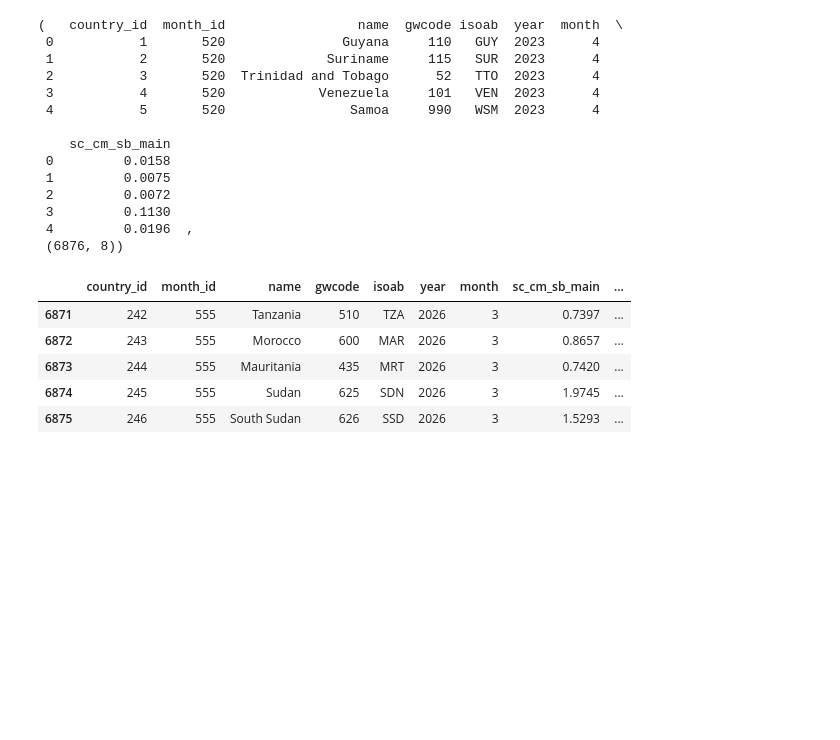
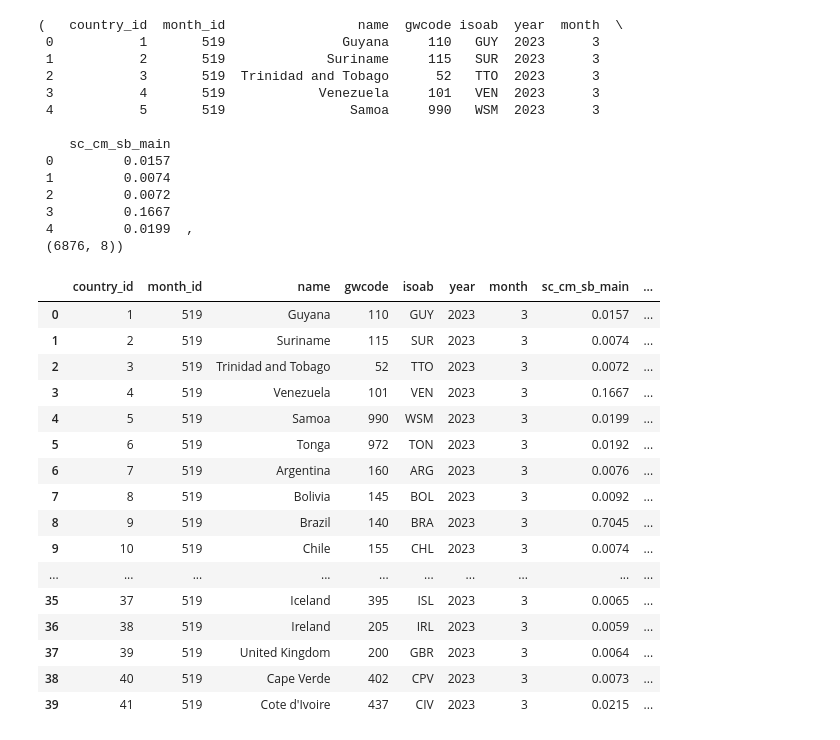
Before and after one commit to richardneureuther/Master_Thesis, a Jupyter notebook: Code/VIEWS_Benchmark_API_Call.ipynb, the cells around one changed output. Cells and saved outputs as stored; diff of their text form; code cells hidden in the pictures; blank space fills up the shorter version.

```diff
--- a/Code/VIEWS_Benchmark_API_Call.ipynb
+++ b/Code/VIEWS_Benchmark_API_Call.ipynb
@@ -51,7 +51,7 @@ def fetch_views_cm_sb(
 # %%
 # fetch predictions for march 2023 onwards
 # set model run
-run = "fatalities001_2023_03_t01"
+run = "fatalities001_2023_02_t01"
 
 # store fetched data in df
 pred_views = fetch_views_cm_sb(
@@ -63,31 +63,42 @@ pred_views = fetch_views_cm_sb(
 pred_views.head(), pred_views.shape
 # %% [output]
 (   country_id  month_id                 name  gwcode isoab  year  month  \
- 0           1       520               Guyana     110   GUY  2023      4
- 1           2       520             Suriname     115   SUR  2023      4
- 2           3       520  Trinidad and Tobago      52   TTO  2023      4
- 3           4       520            Venezuela     101   VEN  2023      4
- 4           5       520                Samoa     990   WSM  2023      4
+ 0           1       519               Guyana     110   GUY  2023      3
+ 1           2       519             Suriname     115   SUR  2023      3
+ 2           3       519  Trinidad and Tobago      52   TTO  2023      3
+ 3           4       519            Venezuela     101   VEN  2023      3
+ 4           5       519                Samoa     990   WSM  2023      3
 
     sc_cm_sb_main
- 0         0.0158
- 1         0.0075
+ 0         0.0157
+ 1         0.0074
  2         0.0072
- 3         0.1130
- 4         0.0196  ,
+ 3         0.1667
+ 4         0.0199  ,
  (6876, 8))
 # %%
 # transfrom predictions form log output
 pred_views["predicted_fatalities"] = np.expm1(pred_views["sc_cm_sb_main"])
-# %%
-pred_views.tail()
-# %% [output]
-|  | country_id | month_id | name | gwcode | isoab | year | month | sc_cm_sb_main | ... |
-| 6871 | 242 | 555 | Tanzania | 510 | TZA | 2026 | 3 | 0.7397 | ... |
-| 6872 | 243 | 555 | Morocco | 600 | MAR | 2026 | 3 | 0.8657 | ... |
-| 6873 | 244 | 555 | Mauritania | 435 | MRT | 2026 | 3 | 0.7420 | ... |
-| 6874 | 245 | 555 | Sudan | 625 | SDN | 2026 | 3 | 1.9745 | ... |
-| 6875 | 246 | 555 | South Sudan | 626 | SSD | 2026 | 3 | 1.5293 | ... |
+# %%
+pred_views.head(40)
+# %% [output]
+|  | country_id | month_id | name | gwcode | isoab | year | month | sc_cm_sb_main | ... |
+| 0 | 1 | 519 | Guyana | 110 | GUY | 2023 | 3 | 0.0157 | ... |
+| 1 | 2 | 519 | Suriname | 115 | SUR | 2023 | 3 | 0.0074 | ... |
+| 2 | 3 | 519 | Trinidad and Tobago | 52 | TTO | 2023 | 3 | 0.0072 | ... |
+| 3 | 4 | 519 | Venezuela | 101 | VEN | 2023 | 3 | 0.1667 | ... |
+| 4 | 5 | 519 | Samoa | 990 | WSM | 2023 | 3 | 0.0199 | ... |
+| 5 | 6 | 519 | Tonga | 972 | TON | 2023 | 3 | 0.0192 | ... |
+| 6 | 7 | 519 | Argentina | 160 | ARG | 2023 | 3 | 0.0076 | ... |
+| 7 | 8 | 519 | Bolivia | 145 | BOL | 2023 | 3 | 0.0092 | ... |
+| 8 | 9 | 519 | Brazil | 140 | BRA | 2023 | 3 | 0.7045 | ... |
+| 9 | 10 | 519 | Chile | 155 | CHL | 2023 | 3 | 0.0074 | ... |
+| ... | ... | ... | ... | ... | ... | ... | ... | ... | ... |
+| 35 | 37 | 519 | Iceland | 395 | ISL | 2023 | 3 | 0.0065 | ... |
+| 36 | 38 | 519 | Ireland | 205 | IRL | 2023 | 3 | 0.0059 | ... |
+| 37 | 39 | 519 | United Kingdom | 200 | GBR | 2023 | 3 | 0.0064 | ... |
+| 38 | 40 | 519 | Cape Verde | 402 | CPV | 2023 | 3 | 0.0073 | ... |
+| 39 | 41 | 519 | Cote d'Ivoire | 437 | CIV | 2023 | 3 | 0.0215 | ... |
 # %%
 # check if the data is sensible
 # visualize germany (should be far below 1, fluctuations should just represent noise in the low end of the log scale)
```
Also changed, not shown: parts of 2 cells of this notebook, 1 other file.
